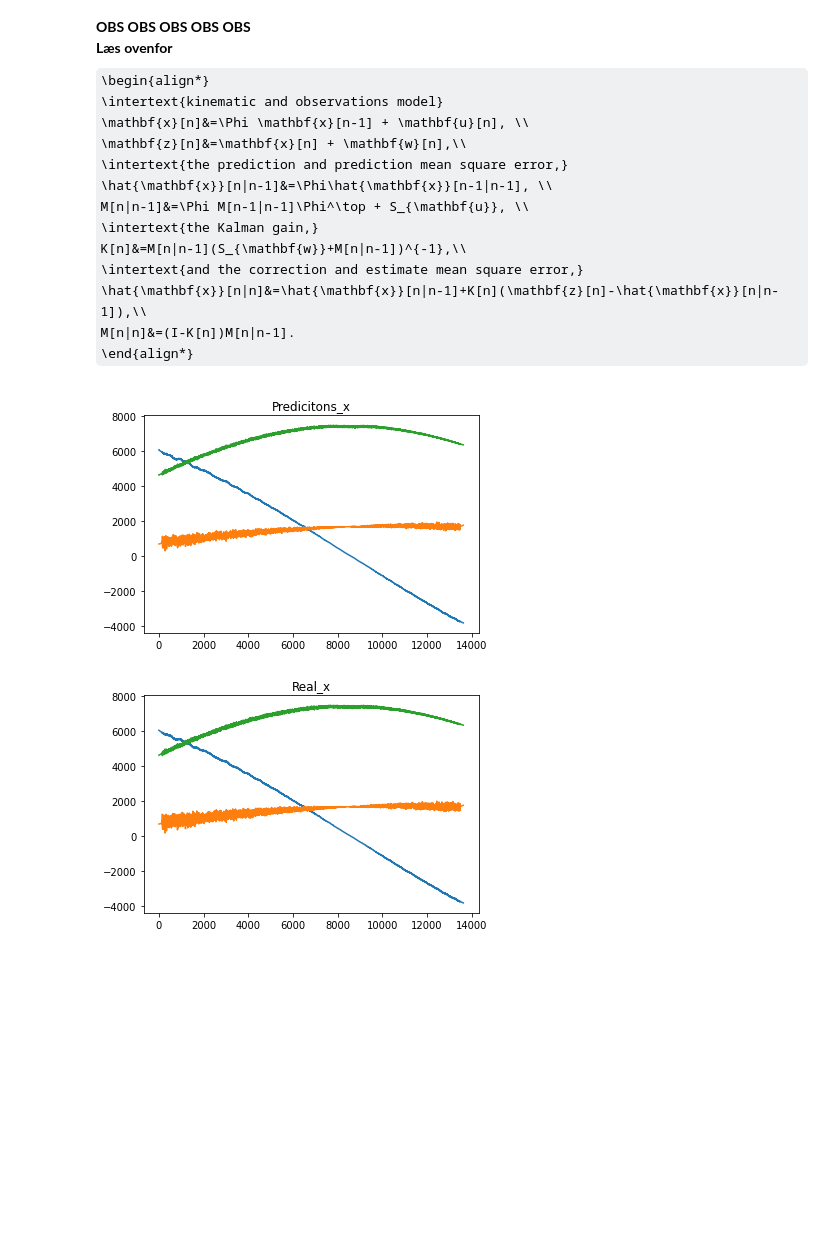
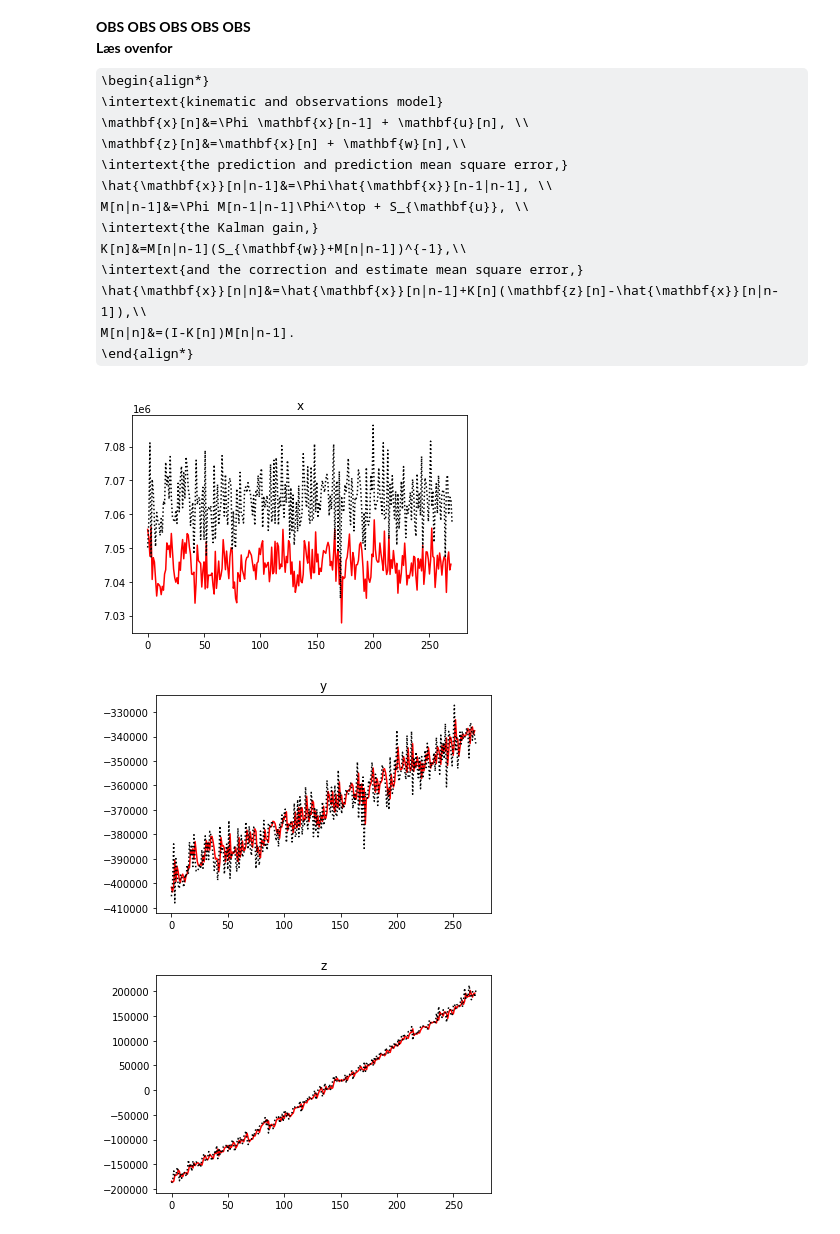
Before and after one commit to ahll19/P6, a Jupyter notebook: tracking/anders.ipynb, the cells around one changed output. Drawn from its saved outputs; the diff is of its cells as text; code cells hidden in the pictures; some formulas as TeX source; blank space fills up the shorter version.

```diff
--- a/tracking/anders.ipynb
+++ b/tracking/anders.ipynb
@@ -33,17 +26,31 @@ x_state = np.hstack((distances, velocities))
 # %%
+distance, velocity = tr.velocity_algo("truth1.txt")
+x_state = np.concatenate((distance, velocity), axis=1)
+
 cov_w, cov_u = [np.eye(6)]*2
 x_initial_guess, M_initial_guess = x_state[0], np.eye(6)
-kf = Kalman(cov_u, cov_w, x_initial_guess, M_initial_guess, 0.1)
+kf = tr.Kalman(cov_u, cov_w, x_initial_guess, M_initial_guess, 0.1)
 kf.run_sim(x_state)
-# %%
-names, vals = kf.get_data()
-plt.plot(vals[0][:, 3:6])
-plt.title(names[0])
-plt.show()
-
-plt.plot(velocities)
-plt.title("Real_x")
-plt.show()
-# %% [output]
-[figure, removed]
-[figure, removed]
+# %%
+names, vals = kf.get_data()
+x, y, z = vals[0][:, 3], vals[0][:, 4], vals[0][:, 5]
+rx, ry, rz = velocity[:, 0], velocity[:, 1], velocity[:, 2]
+# %%
+plt.title("x")
+plt.plot(x, c='r')
+plt.plot(rx, c='k', ls='dotted')
+plt.show()
+
+plt.title("y")
+plt.plot(y, c='r')
+plt.plot(ry, c='k', ls='dotted')
+plt.show()
+
+plt.title("z")
+plt.plot(z, c='r')
+plt.plot(rz, c='k', ls='dotted')
+plt.show()
+# %% [output]
+[figure, added]
+[figure, added]
+[figure, added]
```
Also changed, not shown: parts of 1 cell of this notebook, 1 other file.
